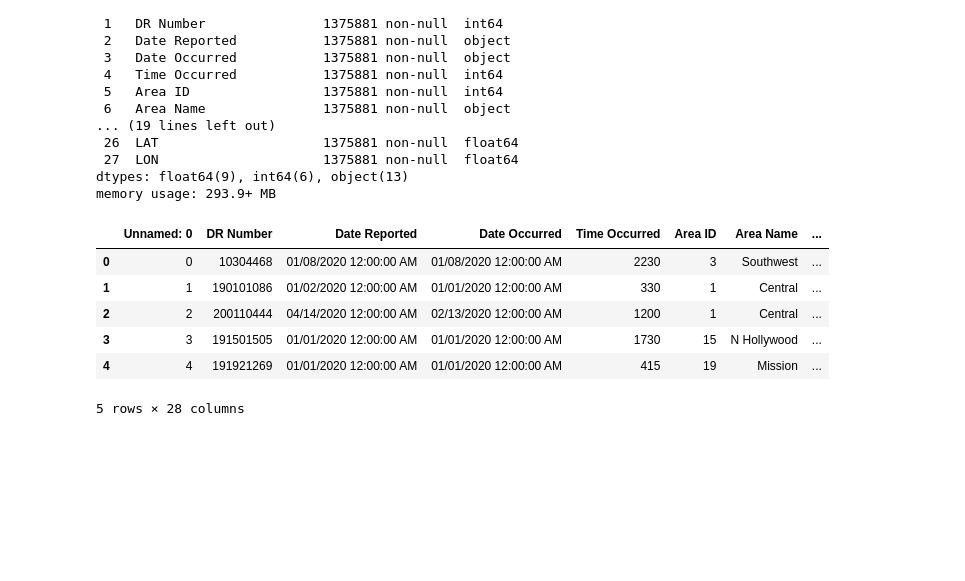
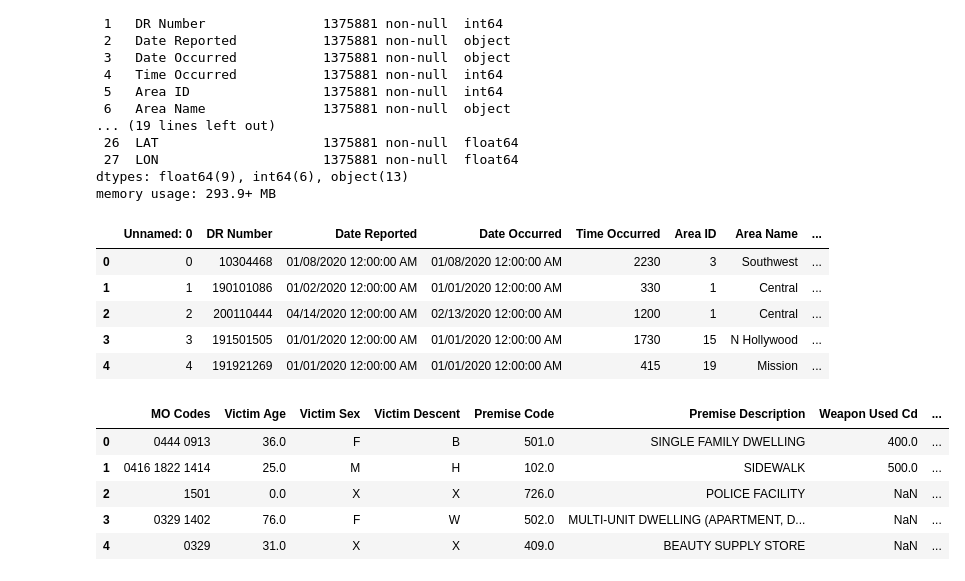
Before and after one commit to OCD0505/Springboard-Capstone-Project-Two, a Jupyter notebook: notebooks/1.0-faa-data-wrangling-initial-exploration-cleaning .ipynb, the cells around one changed output. Saved outputs shown, nothing was run; the diff lists cells and outputs as text; code cells hidden in the pictures; blank space fills up the shorter version.

```diff
--- a/notebooks/1.0-faa-data-wrangling-initial-exploration-cleaning .ipynb
+++ b/notebooks/1.0-faa-data-wrangling-initial-exploration-cleaning .ipynb
@@ -68,13 +68,21 @@ Data columns (total 28 columns):
  27  LON                     1375881 non-null  float64
 dtypes: float64(9), int64(6), object(13)
 memory usage: 293.9+ MB
+# %%
+crimeData.loc[:,"Unnamed: 0":"Crime Code Description"].head()
+# %% [output]
+|  | Unnamed: 0 | DR Number | Date Reported | Date Occurred | Time Occurred | Area ID | Area Name | ... |
+| 0 | 0 | 10304468 | 01/08/2020 12:00:00 AM | 01/08/2020 12:00:00 AM | 2230 | 3 | Southwest | ... |
+| 1 | 1 | 190101086 | 01/02/2020 12:00:00 AM | 01/01/2020 12:00:00 AM | 330 | 1 | Central | ... |
+| 2 | 2 | 200110444 | 04/14/2020 12:00:00 AM | 02/13/2020 12:00:00 AM | 1200 | 1 | Central | ... |
+| 3 | 3 | 191501505 | 01/01/2020 12:00:00 AM | 01/01/2020 12:00:00 AM | 1730 | 15 | N Hollywood | ... |
+| 4 | 4 | 191921269 | 01/01/2020 12:00:00 AM | 01/01/2020 12:00:00 AM | 415 | 19 | Mission | ... |
 # %%
-crimeData.head()
+crimeData.loc[:,"MO Codes":].head()
 # %% [output]
-|  | Unnamed: 0 | DR Number | Date Reported | Date Occurred | Time Occurred | Area ID | Area Name | ... |
-| 0 | 0 | 10304468 | 01/08/2020 12:00:00 AM | 01/08/2020 12:00:00 AM | 2230 | 3 | Southwest | ... |
-| 1 | 1 | 190101086 | 01/02/2020 12:00:00 AM | 01/01/2020 12:00:00 AM | 330 | 1 | Central | ... |
-| 2 | 2 | 200110444 | 04/14/2020 12:00:00 AM | 02/13/2020 12:00:00 AM | 1200 | 1 | Central | ... |
-| 3 | 3 | 191501505 | 01/01/2020 12:00:00 AM | 01/01/2020 12:00:00 AM | 1730 | 15 | N Hollywood | ... |
-| 4 | 4 | 191921269 | 01/01/2020 12:00:00 AM | 01/01/2020 12:00:00 AM | 415 | 19 | Mission | ... |
+|  | MO Codes | Victim Age | Victim Sex | Victim Descent | Premise Code | Premise Description | Weapon Used Cd | ... |
+| 0 | 0444 0913 | 36.0 | F | B | 501.0 | SINGLE FAMILY DWELLING | 400.0 | ... |
+| 1 | 0416 1822 1414 | 25.0 | M | H | 102.0 | SIDEWALK | 500.0 | ... |
+| 2 | 1501 | 0.0 | X | X | 726.0 | POLICE FACILITY | NaN | ... |
+| 3 | 0329 1402 | 76.0 | F | W | 502.0 | MULTI-UNIT DWELLING (APARTMENT, D... | NaN | ... |
+| 4 | 0329 | 31.0 | X | X | 409.0 | BEAUTY SUPPLY STORE | NaN | ... |
-5 rows × 28 columns
```
Also changed, not shown: parts of 24 cells of this notebook.
